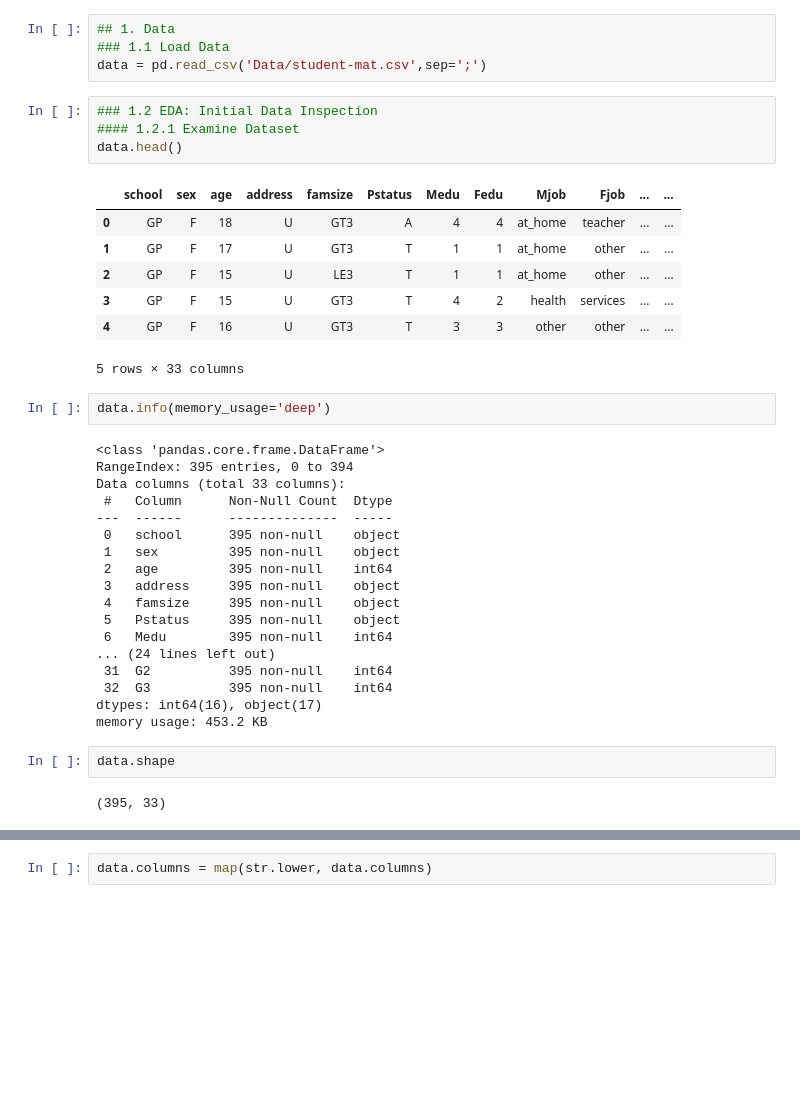
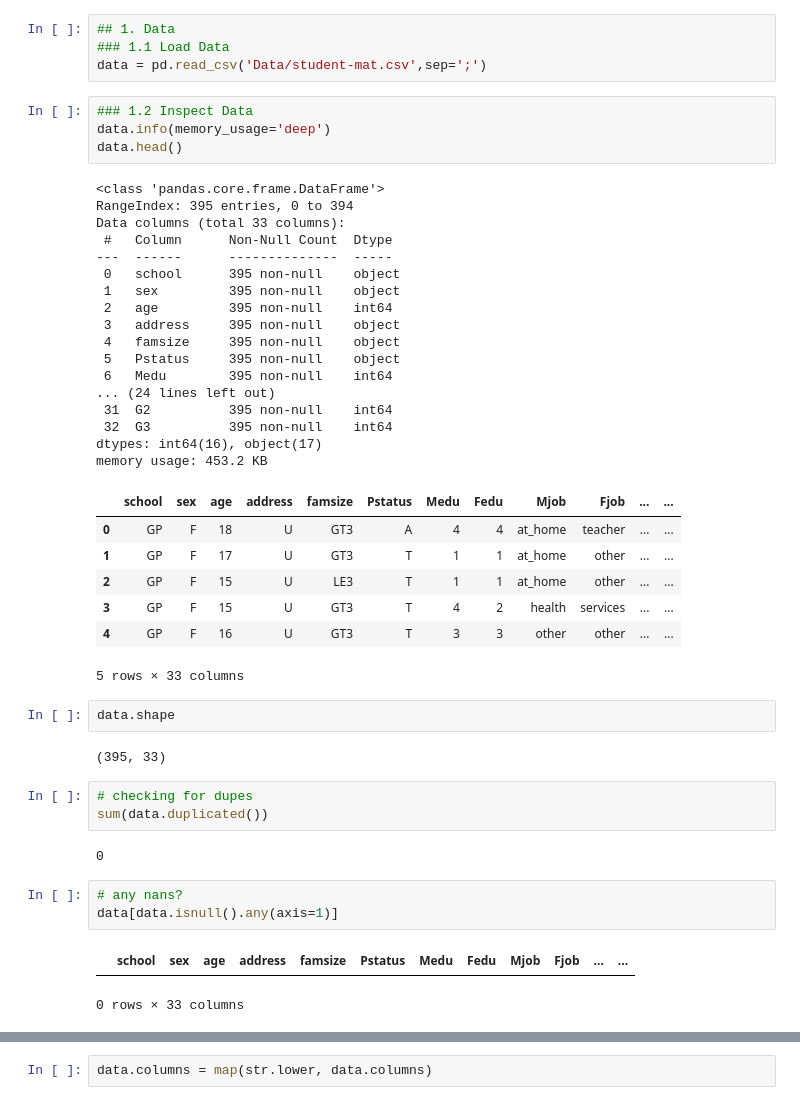
Before and after one commit to 333Kenji/StudentSuccess-LinReg, a Jupyter notebook: Notebooks/LogReg_StudentSucess.ipynb, the cells around one changed output, grey strips where cells are left out. Saved outputs shown, nothing was run; the diff lists cells and outputs as text; blank space fills up the shorter version.

```diff
--- a/Notebooks/LogReg_StudentSucess.ipynb
+++ b/Notebooks/LogReg_StudentSucess.ipynb
@@ -17,38 +18,46 @@ from scipy.stats import pearsonr
 ### 1.1 Load Data
 data = pd.read_csv('Data/student-mat.csv',sep=';')
 # %%
-### 1.2 EDA: Initial Data Inspection
-#### 1.2.1 Examine Dataset
+### 1.2 Inspect Data
+data.info(memory_usage='deep')
 data.head()
 # %% [output]
+<class 'pandas.core.frame.DataFrame'>
+RangeIndex: 395 entries, 0 to 394
+Data columns (total 33 columns):
+ #   Column      Non-Null Count  Dtype
+---  ------      --------------  -----
+ 0   school      395 non-null    object
+ 1   sex         395 non-null    object
+ 2   age         395 non-null    int64
+ 3   address     395 non-null    object
+ 4   famsize     395 non-null    object
+ 5   Pstatus     395 non-null    object
+ 6   Medu        395 non-null    int64
+... (24 lines left out)
+ 31  G2          395 non-null    int64
+ 32  G3          395 non-null    int64
+dtypes: int64(16), object(17)
+memory usage: 453.2 KB
 |  | school | sex | age | address | famsize | Pstatus | Medu | Fedu | Mjob | Fjob | ... | ... |
 | 0 | GP | F | 18 | U | GT3 | A | 4 | 4 | at_home | teacher | ... | ... |
 | 1 | GP | F | 17 | U | GT3 | T | 1 | 1 | at_home | other | ... | ... |
 | 2 | GP | F | 15 | U | LE3 | T | 1 | 1 | at_home | other | ... | ... |
 | 3 | GP | F | 15 | U | GT3 | T | 4 | 2 | health | services | ... | ... |
 | 4 | GP | F | 16 | U | GT3 | T | 3 | 3 | other | other | ... | ... |
-5 rows × 33 columns
+5 rows × 33 columns
-# %%
-data.info(memory_usage='deep')
-# %% [output]
-<class 'pandas.core.frame.DataFrame'>
-RangeIndex: 395 entries, 0 to 394
-Data columns (total 33 columns):
- #   Column      Non-Null Count  Dtype
----  ------      --------------  -----
- 0   school      395 non-null    object
- 1   sex         395 non-null    object
- 2   age         395 non-null    int64
- 3   address     395 non-null    object
- 4   famsize     395 non-null    object
- 5   Pstatus     395 non-null    object
- 6   Medu        395 non-null    int64
-... (24 lines left out)
- 31  G2          395 non-null    int64
- 32  G3          395 non-null    int64
-dtypes: int64(16), object(17)
-memory usage: 453.2 KB
 # %%
 data.shape
 # %% [output]
 (395, 33)
+# %%
+# checking for dupes
+sum(data.duplicated())
+# %% [output]
+0
+# %%
+# any nans?
+data[data.isnull().any(axis=1)]
+# %% [output]
+|  | school | sex | age | address | famsize | Pstatus | Medu | Fedu | Mjob | Fjob | ... | ... |
+0 rows × 33 columns
```
Also changed, not shown: parts of 25 cells of this notebook.
